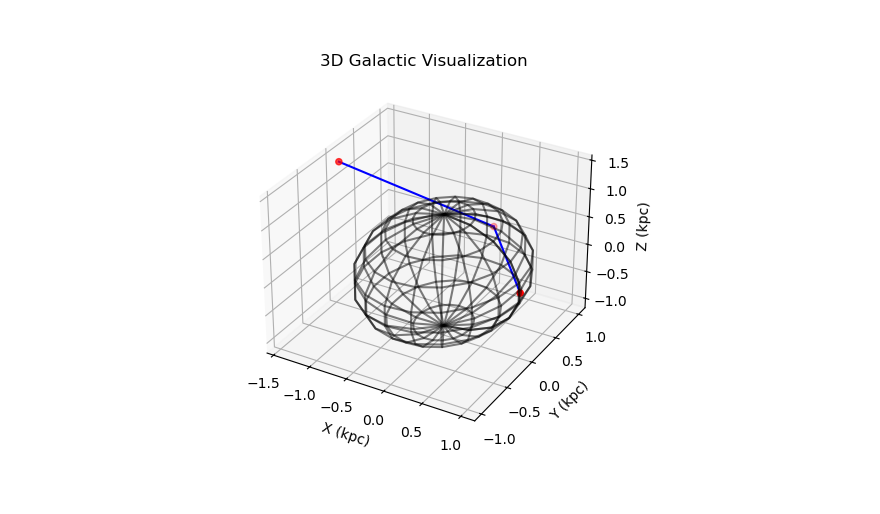
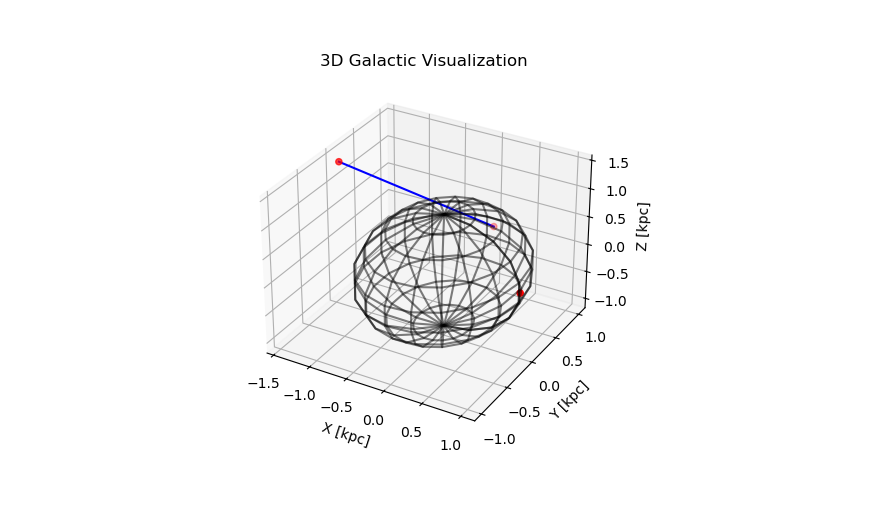
Before and after one commit to ioanazelko/isrf, a Jupyter notebook: isrf/plotting.ipynb, the cells around one changed output. Drawn from its saved outputs; the diff is of its cells as text; code cells hidden in the pictures.

```diff
--- a/isrf/plotting.ipynb
+++ b/isrf/plotting.ipynb
@@ -8,36 +10,29 @@ import utils
 # %%
 
 # Example galactic coordinates (longitude, latitude, radius)
 coordinates = [
     (0, 0, 1),   # Center of the galaxy
     (90, 0, 1),  # 90 degrees longitude
     (180, 45, 2) # Some point in space
 ]
 
 # Convert to Cartesian coordinates for plotting
 points = np.array([utils.galactic_to_cartesian(*coord) for coord in coordinates])
 
 # Plot points
 fig = plt.figure()
 ax = fig.add_subplot(111, projection='3d')
 ax.scatter(points[:,0], points[:,1], points[:,2], color='r')
 
 # Draw lines between points
-for i in range(len(points)-1):
-    ax.plot([points[i][0], points[i+1][0]], [points[i][1], points[i+1][1]], [points[i][2], points[i+1][2]], color='blue')
+plot_utils.add_ray(ax, points[2], points[1])
 
 # Add spherical shell at radius 1
-u, v = np.mgrid[0:2*np.pi:20j, 0:np.pi:10j]
-x = np.cos(u)*np.sin(v)
-y = np.sin(u)*np.sin(v)
-z = np.cos(v)
-ax.plot_wireframe(x, y, z, color="k", alpha=0.5)
-
-ax.set_xlabel('X (kpc)')
-ax.set_ylabel('Y (kpc)')
-ax.set_zlabel('Z (kpc)')
+plot_utils.add_spherical_shell(ax)
+# Add labels
+plot_utils.add_xyx_labels(ax)
 ax.set_title('3D Galactic Visualization')
 
 plt.show()
 # %% [output]
-[figure, old version]
+[figure, new version]
```
Also changed, not shown: parts of 5 cells of this notebook, 1 other file.
